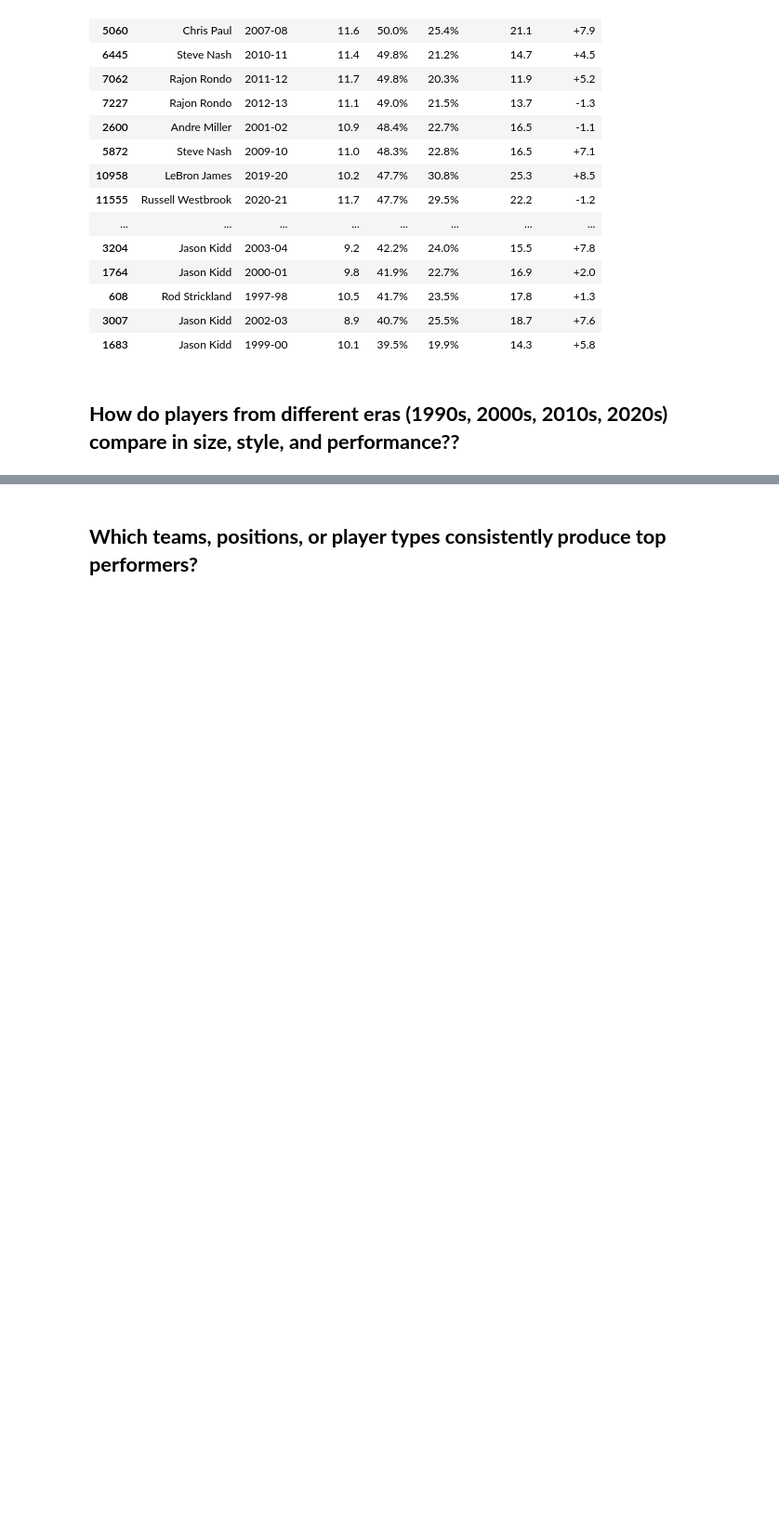
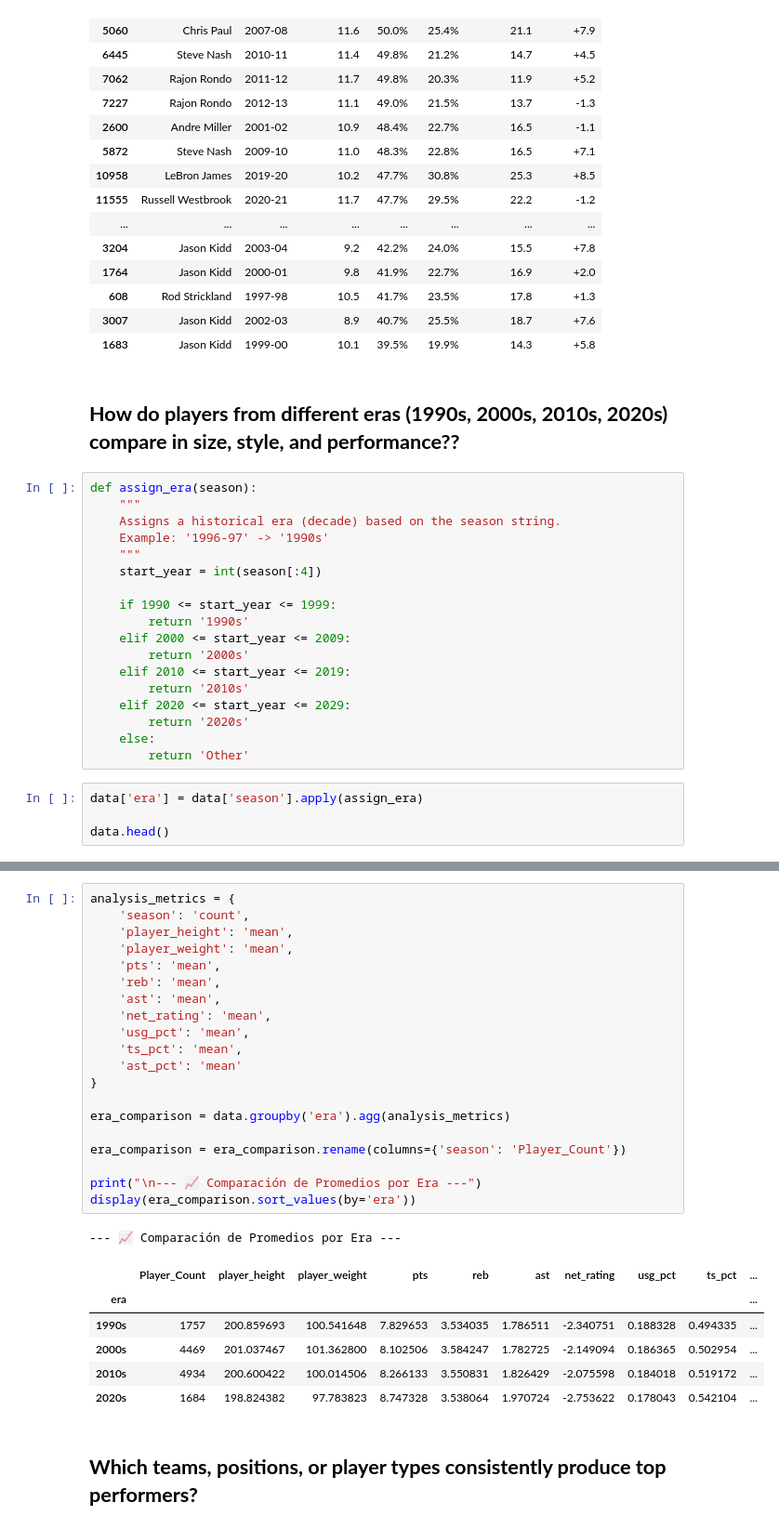
Before and after one commit to DevEnriquegd/mvp-nba, a Jupyter notebook: mvp_nba.ipynb, the cells around one changed output, grey strips where cells are left out. Shown: that part at 93% size. Saved outputs shown, nothing was run; the diff lists cells and outputs as text; blank space fills up the shorter version.

Commit message:
Different performance group by era

```diff
--- a/mvp_nba.ipynb
+++ b/mvp_nba.ipynb
@@ -282,3 +282,25 @@ display(styled_report_ast)
 | 1683 | Jason Kidd | 1999-00 | 10.1 | 39.5% | 19.9% | 14.3 | +5.8 |
 # %% [markdown]
 ## **How do players from different eras (1990s, 2000s, 2010s, 2020s) compare in size, style, and performance??**
+# %%
+def assign_era(season):
+    """
+    Assigns a historical era (decade) based on the season string.
+    Example: '1996-97' -> '1990s'
+    """
+    start_year = int(season[:4])
+
+    if 1990 <= start_year <= 1999:
+        return '1990s'
+    elif 2000 <= start_year <= 2009:
+        return '2000s'
+    elif 2010 <= start_year <= 2019:
+        return '2010s'
+    elif 2020 <= start_year <= 2029:
+        return '2020s'
+    else:
+        return 'Other'
+# %%
+data['era'] = data['season'].apply(assign_era)
+
+data.head()
@@ -285,3 +315,31 @@ display(styled_report_ast)
+# %%
+analysis_metrics = {
+    'season': 'count',
+    'player_height': 'mean',
+    'player_weight': 'mean',
+    'pts': 'mean',
+    'reb': 'mean',
+    'ast': 'mean',
+    'net_rating': 'mean',
+    'usg_pct': 'mean',
+    'ts_pct': 'mean',
+    'ast_pct': 'mean'
+}
+
+era_comparison = data.groupby('era').agg(analysis_metrics)
+
+era_comparison = era_comparison.rename(columns={'season': 'Player_Count'})
+
+print("\n--- 📈 Comparación de Promedios por Era ---")
+display(era_comparison.sort_values(by='era'))
+# %% [output]
+--- 📈 Comparación de Promedios por Era ---
+|  | Player_Count | player_height | player_weight | pts | reb | ast | net_rating | usg_pct | ts_pct | ... |
+| era |  |  |  |  |  |  |  |  |  | ... |
+| 1990s | 1757 | 200.859693 | 100.541648 | 7.829653 | 3.534035 | 1.786511 | -2.340751 | 0.188328 | 0.494335 | ... |
+| 2000s | 4469 | 201.037467 | 101.362800 | 8.102506 | 3.584247 | 1.782725 | -2.149094 | 0.186365 | 0.502954 | ... |
+| 2010s | 4934 | 200.600422 | 100.014506 | 8.266133 | 3.550831 | 1.826429 | -2.075598 | 0.184018 | 0.519172 | ... |
+| 2020s | 1684 | 198.824382 | 97.783823 | 8.747328 | 3.538064 | 1.970724 | -2.753622 | 0.178043 | 0.542104 | ... |
 # %% [markdown]
 ## **Which teams, positions, or player types consistently produce top performers?**
 # %% [markdown]
```
Also changed, not shown: parts of 5 cells of this notebook.
